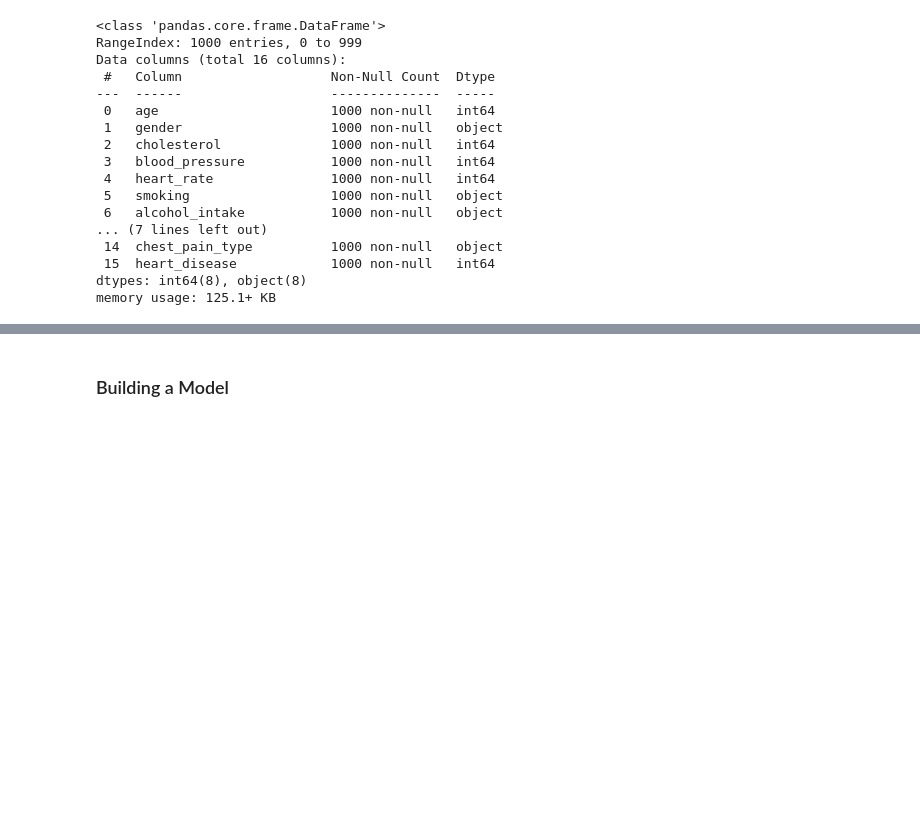
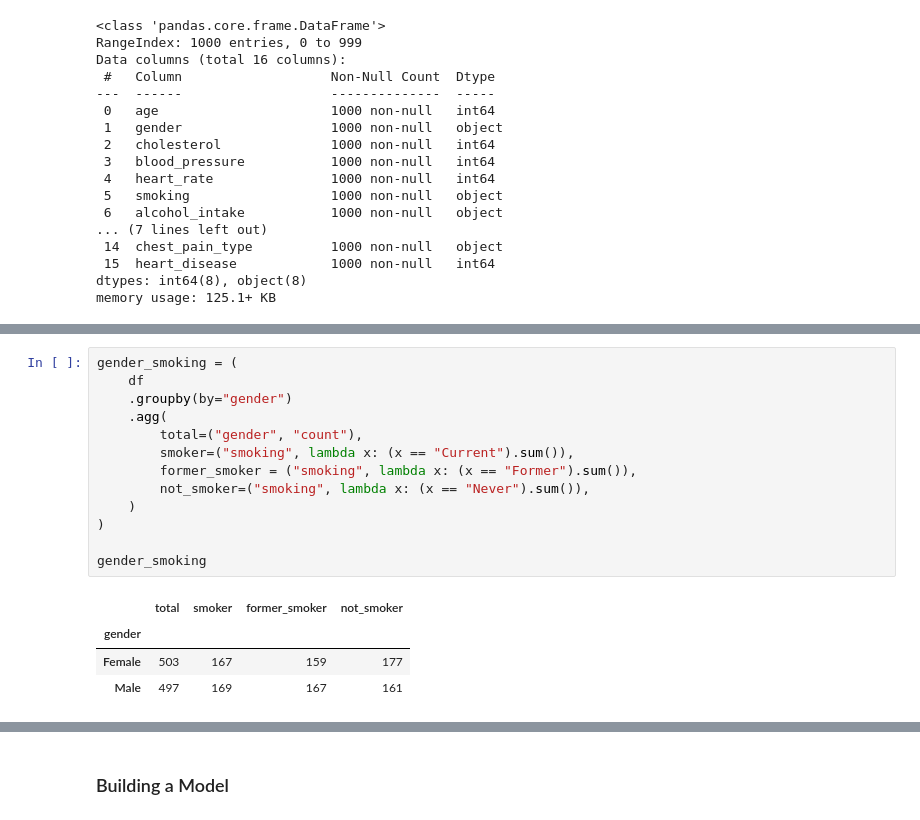
Before and after one commit to smartestnerdfromtown/Machine-Learning-Projects, a Jupyter notebook: Heart Disease prediction/heart_disease_prediction.ipynb, the cells around one changed output, grey strips where cells are left out. Drawn from its saved outputs; the diff is of its cells as text; blank space fills up the shorter version.

```diff
--- a/Heart Disease prediction/heart_disease_prediction.ipynb
+++ b/Heart Disease prediction/heart_disease_prediction.ipynb
@@ -118,0 +155,18 @@ memory usage: 125.1+ KB
+# %%
+gender_smoking = (
+    df
+    .groupby(by="gender")
+    .agg(
+        total=("gender", "count"),
+        smoker=("smoking", lambda x: (x == "Current").sum()),
+        former_smoker = ("smoking", lambda x: (x == "Former").sum()),
+        not_smoker=("smoking", lambda x: (x == "Never").sum()),
+    )
+)
+
+gender_smoking
+# %% [output]
+|  | total | smoker | former_smoker | not_smoker |
+| gender |  |  |  |  |
+| Female | 503 | 167 | 159 | 177 |
+| Male | 497 | 169 | 167 | 161 |
```
Also changed, not shown: parts of 5 cells of this notebook.
